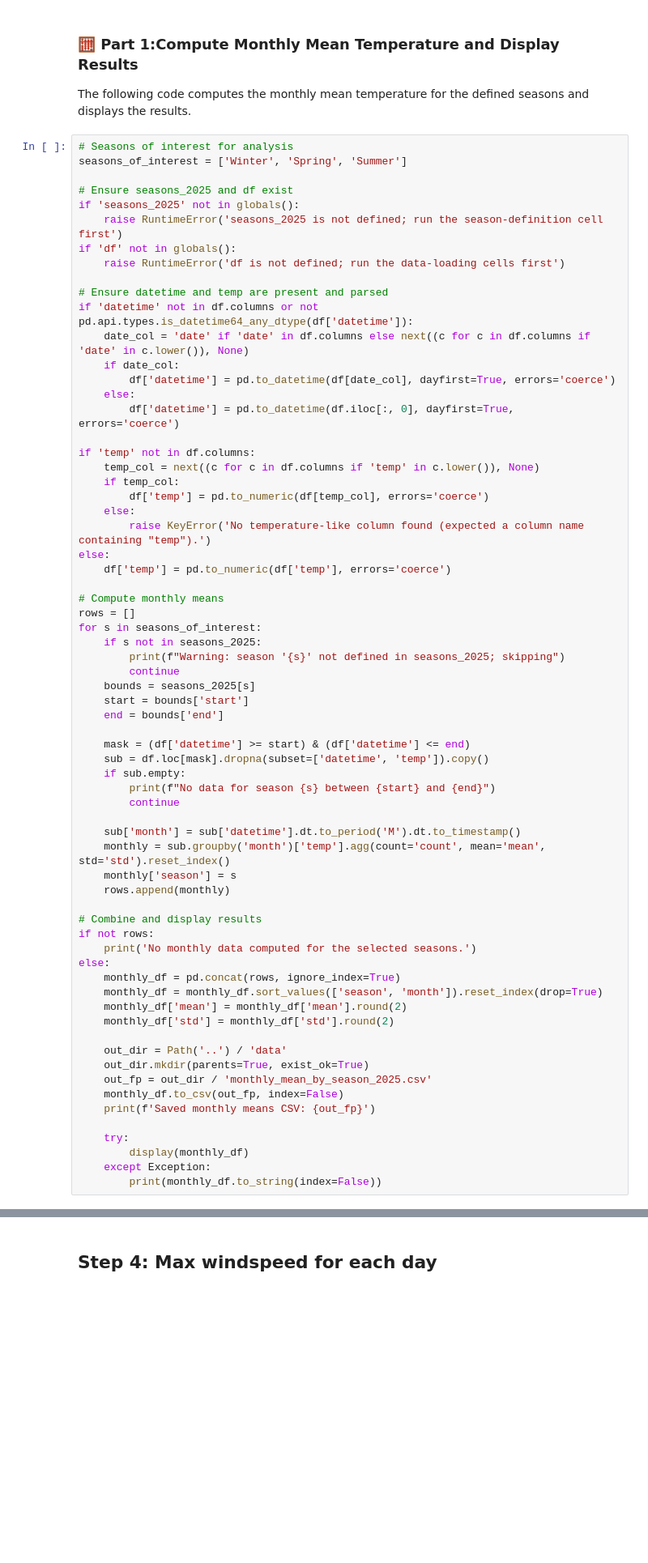
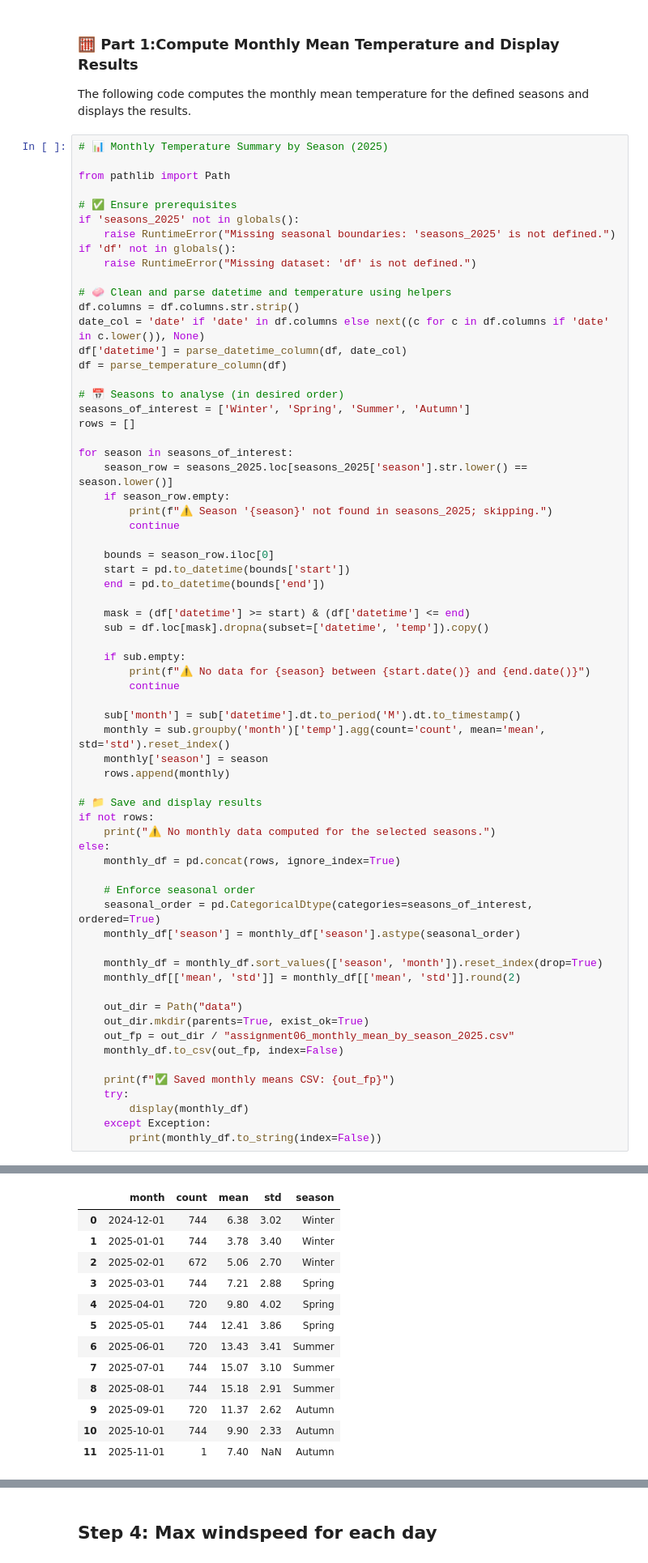
Before and after one commit to ECronin1973/programming-for-data-analytics, a Jupyter notebook: assignments/assignment06-weather.ipynb, the cells around one changed output, grey strips where cells are left out. Shown: that part at 81% size. Drawn from its saved outputs; the diff is of its cells as text; blank space fills up the shorter version.

```diff
--- a/assignments/assignment06-weather.ipynb
+++ b/assignments/assignment06-weather.ipynb
@@ -922,69 +928,69 @@ The cell below calculates the monthly mean temperature for each month contained
 
 The following code computes the monthly mean temperature for the defined seasons and displays the results.
 # %%
-# Seasons of interest for analysis
-seasons_of_interest = ['Winter', 'Spring', 'Summer']
+# 📊 Monthly Temperature Summary by Season (2025)
 
-# Ensure seasons_2025 and df exist
+from pathlib import Path
+
+# ✅ Ensure prerequisites
 if 'seasons_2025' not in globals():
-    raise RuntimeError('seasons_2025 is not defined; run the season-definition cell first')
+    raise RuntimeError("Missing seasonal boundaries: 'seasons_2025' is not defined.")
 if 'df' not in globals():
-    raise RuntimeError('df is not defined; run the data-loading cells first')
+    raise RuntimeError("Missing dataset: 'df' is not defined.")
 
-# Ensure datetime and temp are present and parsed
-if 'datetime' not in df.columns or not pd.api.types.is_datetime64_any_dtype(df['datetime']):
-    date_col = 'date' if 'date' in df.columns else next((c for c in df.columns if 'date' in c.lower()), None)
-    if date_col:
-        df['datetime'] = pd.to_datetime(df[date_col], dayfirst=True, errors='coerce')
-    else:
-        df['datetime'] = pd.to_datetime(df.iloc[:, 0], dayfirst=True, errors='coerce')
+# 🧼 Clean and parse datetime and temperature using helpers
+df.columns = df.columns.str.strip()
+date_col = 'date' if 'date' in df.columns else next((c for c in df.columns if 'date' in c.lower()), None)
+df['datetime'] = parse_datetime_column(df, date_col)
+df = parse_temperature_column(df)
 
-if 'temp' not in df.columns:
-    temp_col = next((c for c in df.columns if 'temp' in c.lower()), None)
-    if temp_col:
-        df['temp'] = pd.to_numeric(df[temp_col], errors='coerce')
-    else:
-        raise KeyError('No temperature-like column found (expected a column name containing "temp").')
-else:
-    df['temp'] = pd.to_numeric(df['temp'], errors='coerce')
+# 📅 Seasons to analyse (in desired order)
+seasons_of_interest = ['Winter', 'Spring', 'Summer', 'Autumn']
+rows = []
 
-# Compute monthly means
-rows = []
-for s in seasons_of_interest:
-    if s not in seasons_2025:
-        print(f"Warning: season '{s}' not defined in seasons_2025; skipping")
+for season in seasons_of_interest:
+    season_row = seasons_2025.loc[seasons_2025['season'].str.lower() == season.lower()]
+    if season_row.empty:
+        print(f"⚠️ Season '{season}' not found in seasons_2025; skipping.")
         continue
-    bounds = seasons_2025[s]
-    start = bounds['start']
-    end = bounds['end']
+
+    bounds = season_row.iloc[0]
+    start = pd.to_datetime(bounds['start'])
+    end = pd.to_datetime(bounds['end'])
 
     mask = (df['datetime'] >= start) & (df['datetime'] <= end)
     sub = df.loc[mask].dropna(subset=['datetime', 'temp']).copy()
+
     if sub.empty:
-        print(f"No data for season {s} between {start} and {end}")
+        print(f"⚠️ No data for {season} between {start.date()} and {end.date()}")
         continue
 
     sub['month'] = sub['datetime'].dt.to_period('M').dt.to_timestamp()
     monthly = sub.groupby('month')['temp'].agg(count='count', mean='mean', std='std').reset_index()
-    monthly['season'] = s
+    monthly['season'] = season
     rows.append(monthly)
 
-# Combine and display results
+# 📁 Save and display results
 if not rows:
-    print('No monthly data computed for the selected seasons.')
+    print("⚠️ No monthly data computed for the selected seasons.")
 else:
     monthly_df = pd.concat(rows, ignore_index=True)
+
+    # Enforce seasonal order
+    seasonal_order = pd.CategoricalDtype(categories=seasons_of_interest, ordered=True)
+    monthly_df['season'] = monthly_df['season'].astype(seasonal_order)
+
     monthly_df = monthly_df.sort_values(['season', 'month']).reset_index(drop=True)
-    monthly_df['mean'] = monthly_df['mean'].round(2)
-    monthly_df['std'] = monthly_df['std'].round(2)
+    monthly_df[['mean', 'std']] = monthly_df[['mean', 'std']].round(2)
 
-    out_dir = Path('..') / 'data'
+    out_dir = Path("data")
     out_dir.mkdir(parents=True, exist_ok=True)
-    out_fp = out_dir / 'monthly_mean_by_season_2025.csv'
+    out_fp = out_dir / "assignment06_monthly_mean_by_season_2025.csv"
     monthly_df.to_csv(out_fp, index=False)
-    print(f'Saved monthly means CSV: {out_fp}')
 
+    print(f"✅ Saved monthly means CSV: {out_fp}")
     try:
         display(monthly_df)
     except Exception:
         print(monthly_df.to_string(index=False))
+# %% [output]
@@ -991,3 +999,16 @@ else:
+|  | month | count | mean | std | season |
+| 0 | 2024-12-01 | 744 | 6.38 | 3.02 | Winter |
+| 1 | 2025-01-01 | 744 | 3.78 | 3.40 | Winter |
+| 2 | 2025-02-01 | 672 | 5.06 | 2.70 | Winter |
+| 3 | 2025-03-01 | 744 | 7.21 | 2.88 | Spring |
+| 4 | 2025-04-01 | 720 | 9.80 | 4.02 | Spring |
+| 5 | 2025-05-01 | 744 | 12.41 | 3.86 | Spring |
+| 6 | 2025-06-01 | 720 | 13.43 | 3.41 | Summer |
+| 7 | 2025-07-01 | 744 | 15.07 | 3.10 | Summer |
+| 8 | 2025-08-01 | 744 | 15.18 | 2.91 | Summer |
+| 9 | 2025-09-01 | 720 | 11.37 | 2.62 | Autumn |
+| 10 | 2025-10-01 | 744 | 9.90 | 2.33 | Autumn |
+| 11 | 2025-11-01 | 1 | 7.40 | NaN | Autumn |
 # %% [markdown]
 ### 📈 Part 2: Plot Monthly Mean Temperatures
 
```
Also changed, not shown: parts of 6 cells of this notebook, 6 other files.
